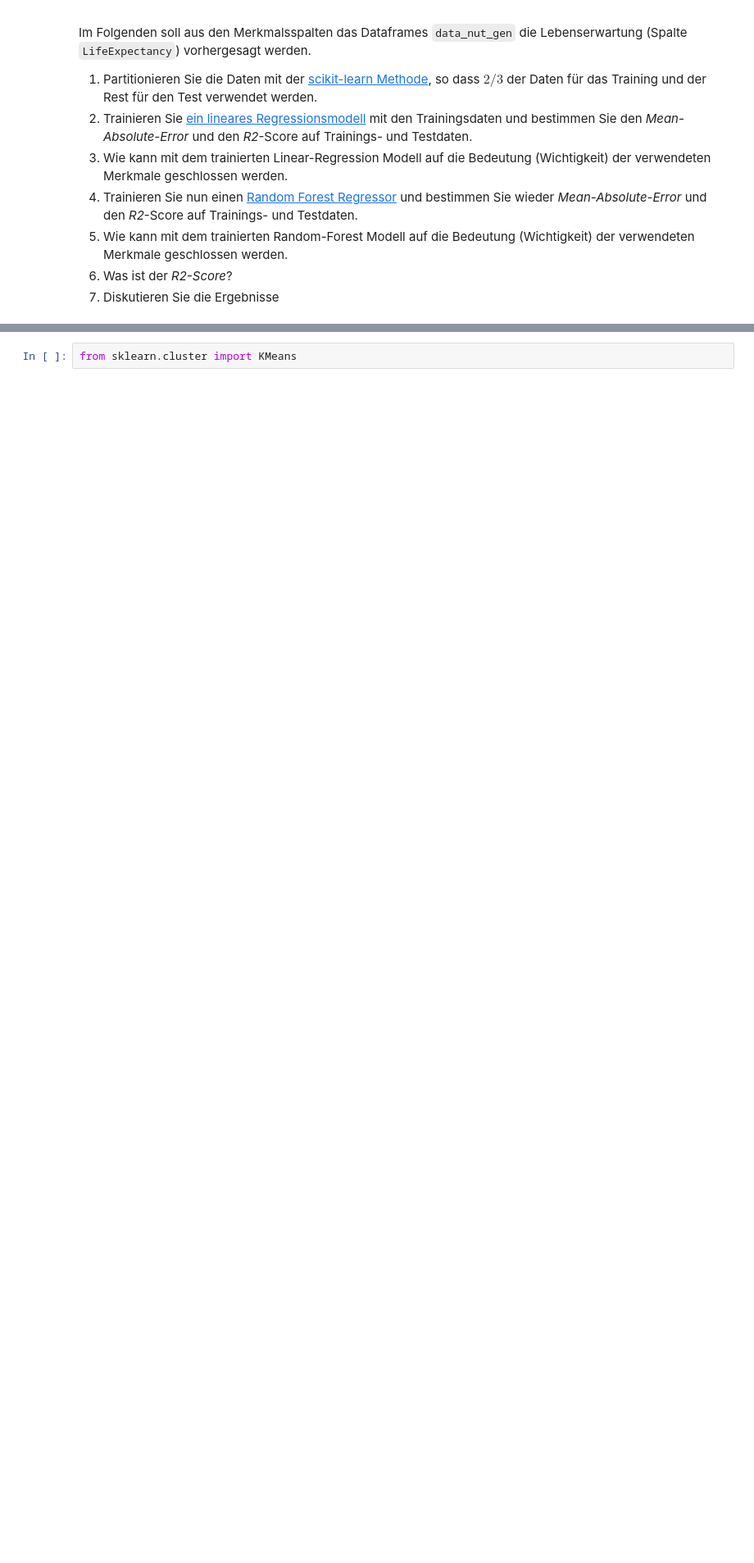
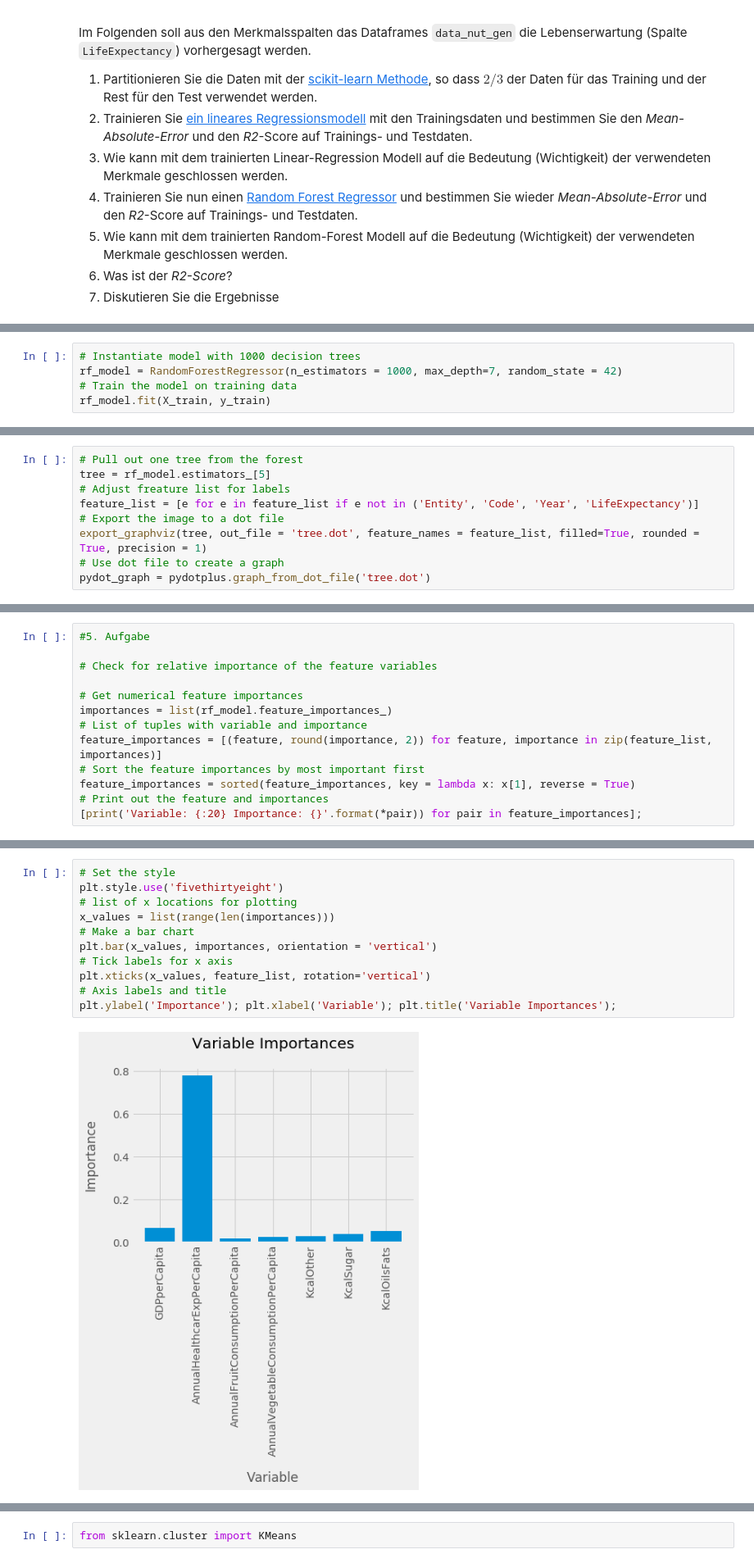
Before and after one commit to JaninaMattes/data-mining-pattern-recogntion, a Jupyter notebook: src/proj1_global_health_app/model/Project1_Global_HealthData_App.ipynb, the cells around one changed output, grey strips where cells are left out. Shown at 82% size. Cells and saved outputs as stored; diff of their text form; blank space fills up the shorter version.

```diff
--- a/src/proj1_global_health_app/model/Project1_Global_HealthData_App.ipynb
+++ b/src/proj1_global_health_app/model/Project1_Global_HealthData_App.ipynb
@@ -761,0 +894,5 @@ plt.show()
+# %%
+# Instantiate model with 1000 decision trees
+rf_model = RandomForestRegressor(n_estimators = 1000, max_depth=7, random_state = 42)
+# Train the model on training data
+rf_model.fit(X_train, y_train)
@@ -761,0 +943,9 @@ plt.show()
+# %%
+# Pull out one tree from the forest
+tree = rf_model.estimators_[5]
+# Adjust freature list for labels
+feature_list = [e for e in feature_list if e not in ('Entity', 'Code', 'Year', 'LifeExpectancy')]
+# Export the image to a dot file
+export_graphviz(tree, out_file = 'tree.dot', feature_names = feature_list, filled=True, rounded = True, precision = 1)
+# Use dot file to create a graph
+pydot_graph = pydotplus.graph_from_dot_file('tree.dot')
@@ -761,0 +958,13 @@ plt.show()
+# %%
+#5. Aufgabe
+
+# Check for relative importance of the feature variables
+
+# Get numerical feature importances
+importances = list(rf_model.feature_importances_)
+# List of tuples with variable and importance
+feature_importances = [(feature, round(importance, 2)) for feature, importance in zip(feature_list, importances)]
+# Sort the feature importances by most important first
+feature_importances = sorted(feature_importances, key = lambda x: x[1], reverse = True)
+# Print out the feature and importances
+[print('Variable: {:20} Importance: {}'.format(*pair)) for pair in feature_importances];
@@ -761,0 +979,13 @@ plt.show()
+# %%
+# Set the style
+plt.style.use('fivethirtyeight')
+# list of x locations for plotting
+x_values = list(range(len(importances)))
+# Make a bar chart
+plt.bar(x_values, importances, orientation = 'vertical')
+# Tick labels for x axis
+plt.xticks(x_values, feature_list, rotation='vertical')
+# Axis labels and title
+plt.ylabel('Importance'); plt.xlabel('Variable'); plt.title('Variable Importances');
+# %% [output]
+[figure, added]
```
Also changed, not shown: parts of 36 cells of this notebook.
